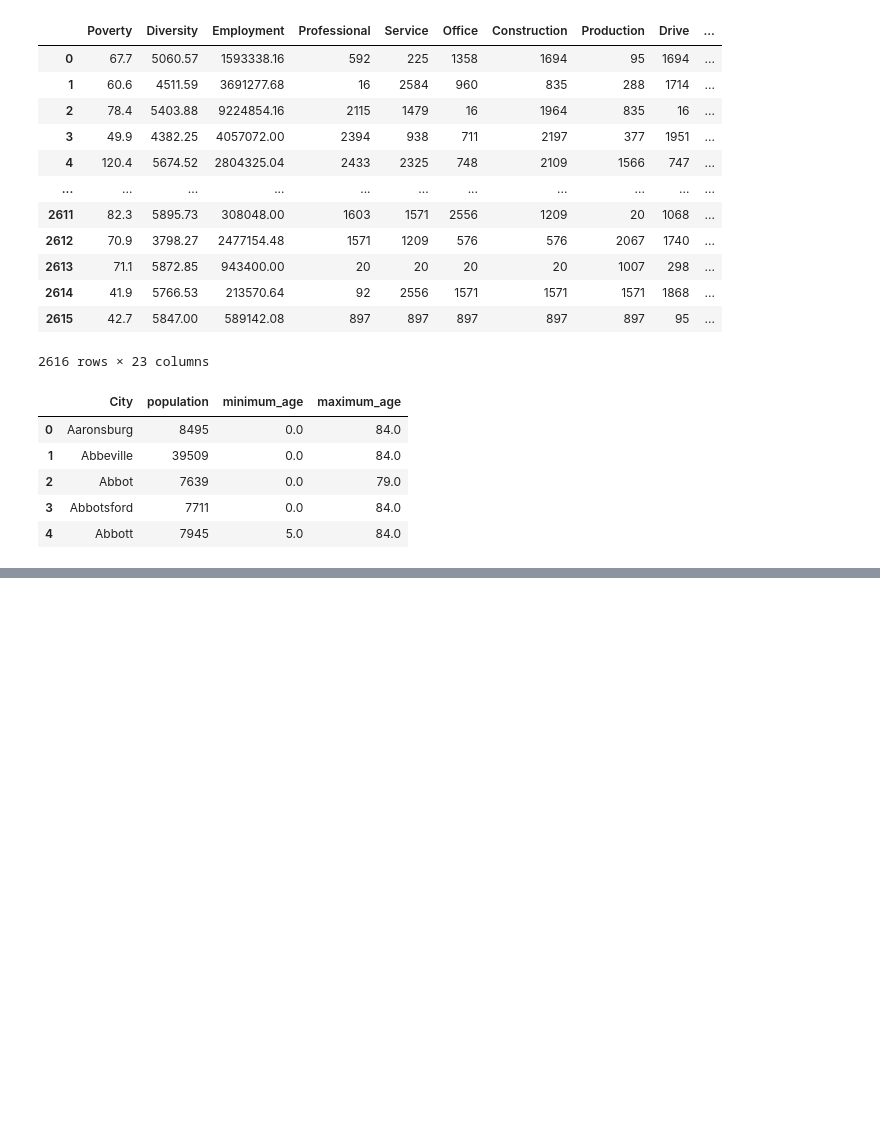
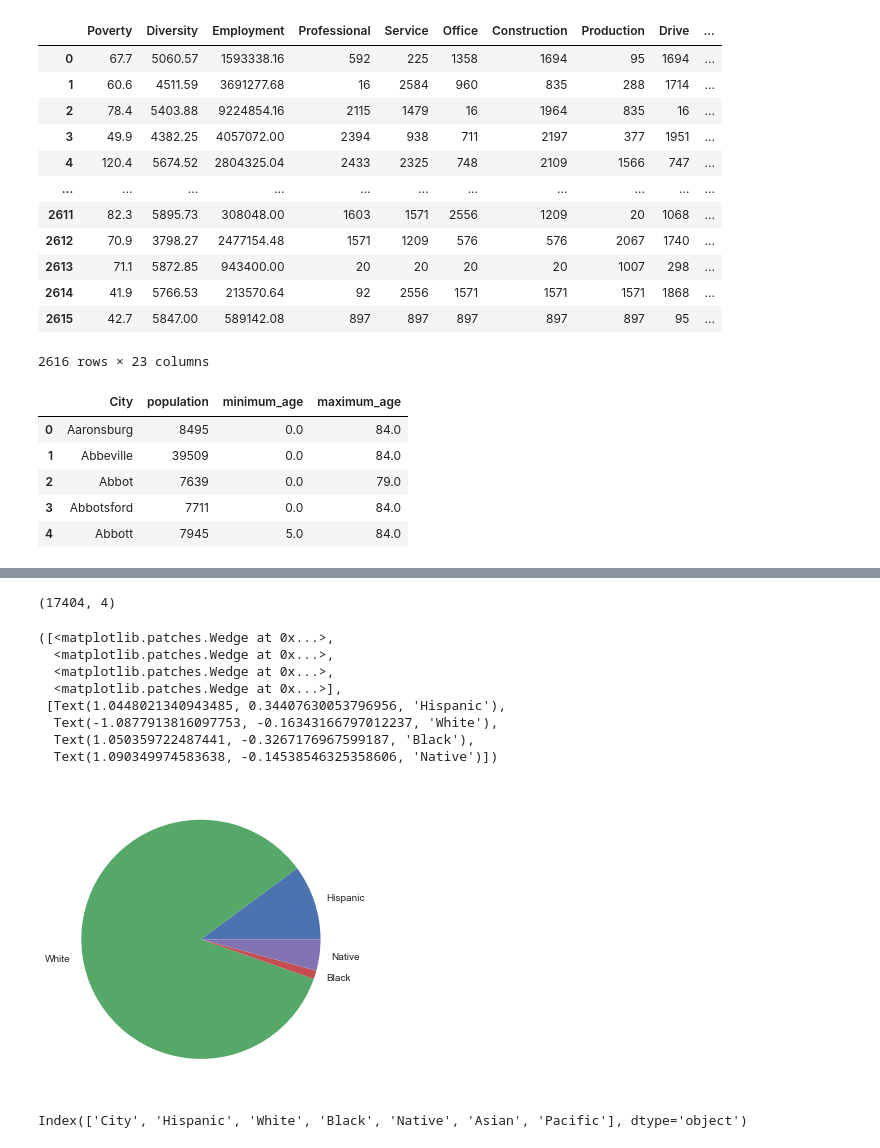
Before and after one commit to isabiiil/TAMU-Datathon--City-Search-Tool, a Jupyter notebook: temp.ipynb, the cells around one changed output, grey strips where cells are left out. Drawn from its saved outputs; the diff is of its cells as text; code cells hidden in the pictures; blank space fills up the shorter version.

```diff
--- a/temp.ipynb
+++ b/temp.ipynb
@@ -97,0 +80,3 @@ list_A = list(pop_df['City'].values)
+# %%
+div_df = pd.read_csv(DIV_PATH)
+div_df.head()
@@ -100,0 +99,2 @@ array(['Abbot', 7639, 0.0, 79.0], dtype=object)
+# %%
+div_data = (div_df[div_df['City'] == 'Aberdeen'])
@@ -100,0 +116,21 @@ array(['Abbot', 7639, 0.0, 79.0], dtype=object)
+# %%
+pop_df.shape
+# %% [output]
+(17404, 4)
+# %%
+plt.style.use("seaborn")
+plt.pie(div_data.values[0][1:5], labels= div_data.columns[1:5])
+# %% [output]
+([<matplotlib.patches.Wedge at 0x...>,
+  <matplotlib.patches.Wedge at 0x...>,
+  <matplotlib.patches.Wedge at 0x...>,
+  <matplotlib.patches.Wedge at 0x...>],
+ [Text(1.0448021340943485, 0.34407630053796956, 'Hispanic'),
+  Text(-1.0877913816097753, -0.16343166797012237, 'White'),
+  Text(1.050359722487441, -0.3267176967599187, 'Black'),
+  Text(1.090349974583638, -0.14538546325358606, 'Native')])
+[figure, added]
+# %%
+div_data.columns
+# %% [output]
+Index(['City', 'Hispanic', 'White', 'Black', 'Native', 'Asian', 'Pacific'], dtype='object')
```
Also changed, not shown: parts of 6 cells of this notebook, 3 other files.
